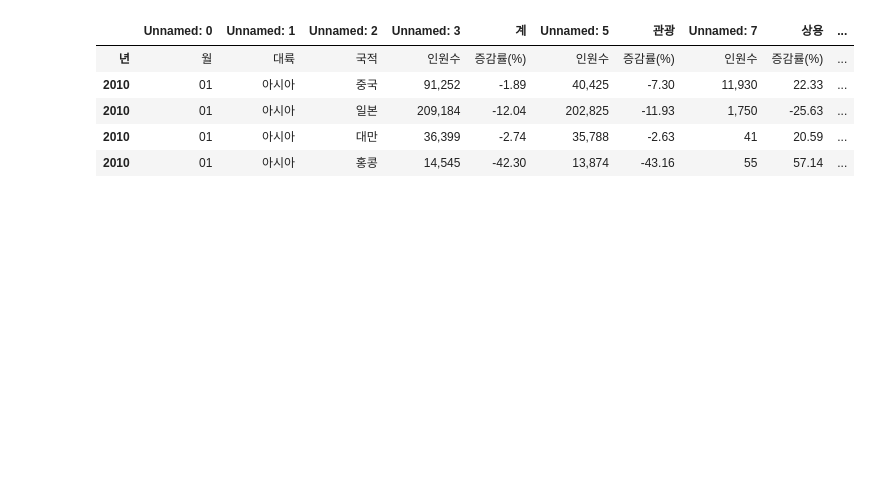
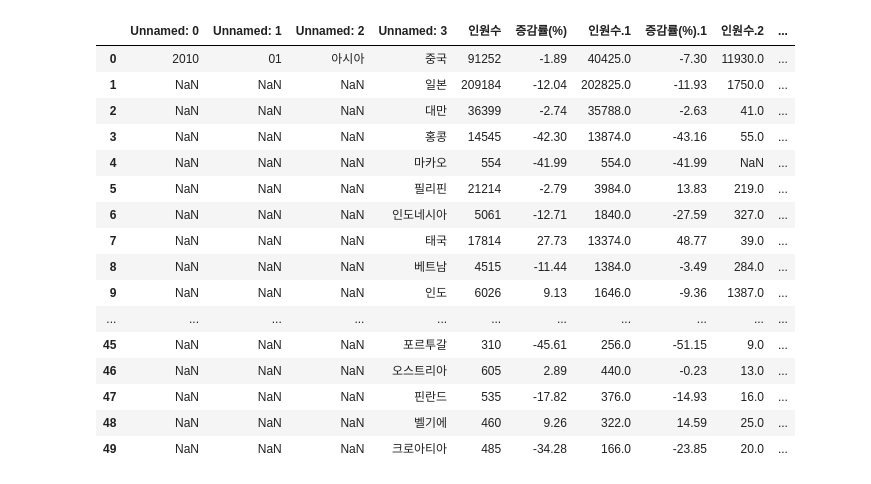
Before and after one commit to moon-bh730/90.til, a Jupyter notebook: 05. pandas/korona.ipynb, the cells around one changed output. Drawn from its saved outputs; the diff is of its cells as text; code cells hidden in the pictures; blank space fills up the shorter version.

```diff
--- a/05. pandas/korona.ipynb
+++ b/05. pandas/korona.ipynb
@@ -4,15 +4,26 @@ import pandas as pd
 kto_data = pd.read_excel(
             "data/방한 외래관광객_20210824.xlsx"
             ,header = 1
-            ,usecols = "A:G"
-            ,skipfooter = 4
+            ,usecols = "A:P"
+            ,skipfooter = 0
 )
 # %%
-kto_data.head()
+kto_data.head(50)
 # %% [output]
-|  | Unnamed: 0 | Unnamed: 1 | Unnamed: 2 | Unnamed: 3 | 계 | Unnamed: 5 | 관광 | Unnamed: 7 | 상용 | ... |
-| 년 | 월 | 대륙 | 국적 | 인원수 | 증감률(%) | 인원수 | 증감률(%) | 인원수 | 증감률(%) | ... |
-| 2010 | 01 | 아시아 | 중국 | 91,252 | -1.89 | 40,425 | -7.30 | 11,930 | 22.33 | ... |
-| 2010 | 01 | 아시아 | 일본 | 209,184 | -12.04 | 202,825 | -11.93 | 1,750 | -25.63 | ... |
-| 2010 | 01 | 아시아 | 대만 | 36,399 | -2.74 | 35,788 | -2.63 | 41 | 20.59 | ... |
-| 2010 | 01 | 아시아 | 홍콩 | 14,545 | -42.30 | 13,874 | -43.16 | 55 | 57.14 | ... |
+|  | Unnamed: 0 | Unnamed: 1 | Unnamed: 2 | Unnamed: 3 | 인원수 | 증감률(%) | 인원수.1 | 증감률(%).1 | 인원수.2 | ... |
+| 0 | 2010 | 01 | 아시아 | 중국 | 91252 | -1.89 | 40425.0 | -7.30 | 11930.0 | ... |
+| 1 | NaN | NaN | NaN | 일본 | 209184 | -12.04 | 202825.0 | -11.93 | 1750.0 | ... |
+| 2 | NaN | NaN | NaN | 대만 | 36399 | -2.74 | 35788.0 | -2.63 | 41.0 | ... |
+| 3 | NaN | NaN | NaN | 홍콩 | 14545 | -42.30 | 13874.0 | -43.16 | 55.0 | ... |
+| 4 | NaN | NaN | NaN | 마카오 | 554 | -41.99 | 554.0 | -41.99 | NaN | ... |
+| 5 | NaN | NaN | NaN | 필리핀 | 21214 | -2.79 | 3984.0 | 13.83 | 219.0 | ... |
+| 6 | NaN | NaN | NaN | 인도네시아 | 5061 | -12.71 | 1840.0 | -27.59 | 327.0 | ... |
+| 7 | NaN | NaN | NaN | 태국 | 17814 | 27.73 | 13374.0 | 48.77 | 39.0 | ... |
+| 8 | NaN | NaN | NaN | 베트남 | 4515 | -11.44 | 1384.0 | -3.49 | 284.0 | ... |
+| 9 | NaN | NaN | NaN | 인도 | 6026 | 9.13 | 1646.0 | -9.36 | 1387.0 | ... |
+| ... | ... | ... | ... | ... | ... | ... | ... | ... | ... | ... |
+| 45 | NaN | NaN | NaN | 포르투갈 | 310 | -45.61 | 256.0 | -51.15 | 9.0 | ... |
+| 46 | NaN | NaN | NaN | 오스트리아 | 605 | 2.89 | 440.0 | -0.23 | 13.0 | ... |
+| 47 | NaN | NaN | NaN | 핀란드 | 535 | -17.82 | 376.0 | -14.93 | 16.0 | ... |
+| 48 | NaN | NaN | NaN | 벨기에 | 460 | 9.26 | 322.0 | 14.59 | 25.0 | ... |
+| 49 | NaN | NaN | NaN | 크로아티아 | 485 | -34.28 | 166.0 | -23.85 | 20.0 | ... |
```
